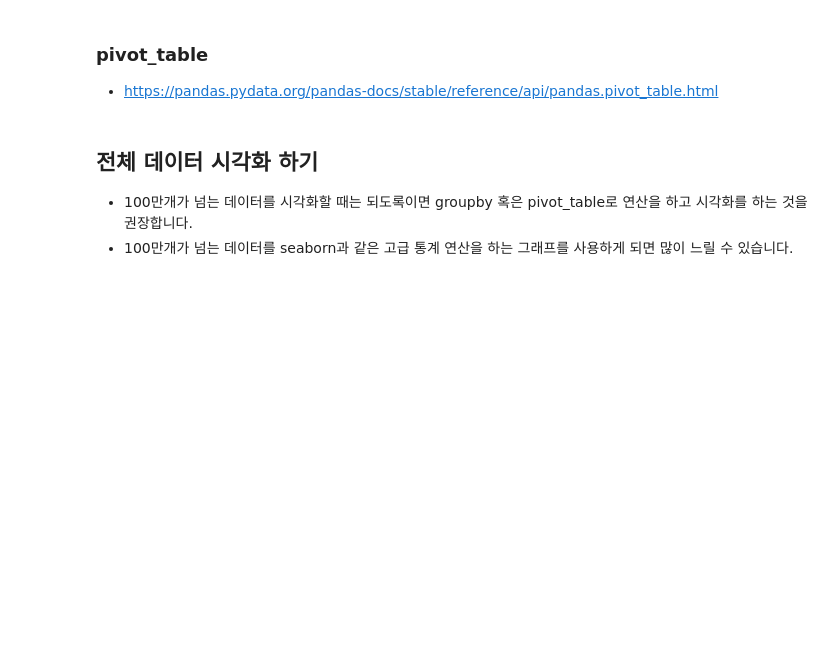
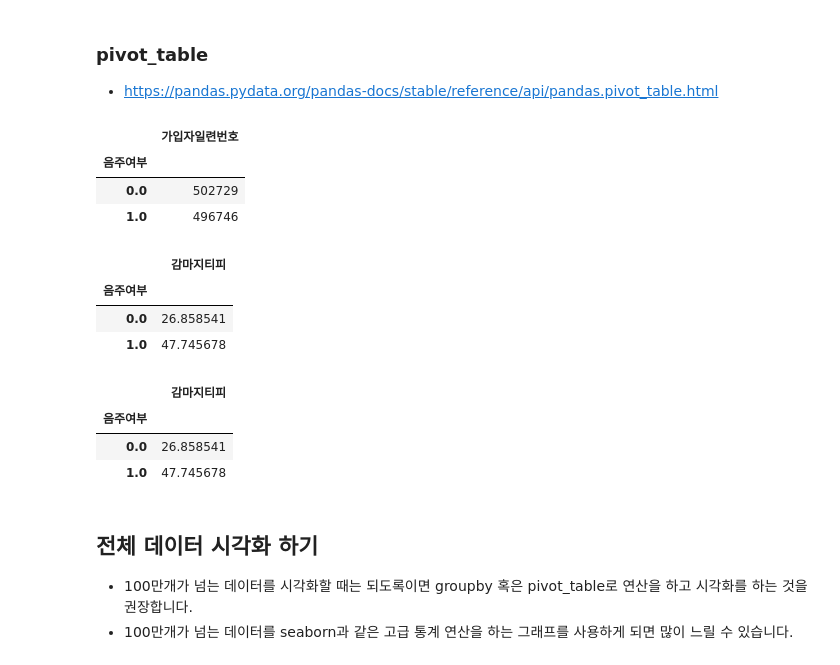
Before and after one commit to corazzon/boostcourse-ds-510, a Jupyter notebook: health_analysis-input.ipynb, the cells around one changed output. Saved outputs shown, nothing was run; the diff lists cells and outputs as text; code cells hidden in the pictures; blank space fills up the shorter version.

```diff
--- a/health_analysis-input.ipynb
+++ b/health_analysis-input.ipynb
@@ -329,11 +336,29 @@ df.groupby(["성별코드", "음주여부"])["감마지티피"].aggregate(["coun
 * https://pandas.pydata.org/pandas-docs/stable/reference/api/pandas.pivot_table.html
 # %%
 # 음주여부에 따른 그룹화된 수를 피봇테이블로 구합니다.
-df.pivot_table("음주여부", )
+df.pivot_table(values="가입자일련번호", index="음주여부", aggfunc="count")
+# %% [output]
+|  | 가입자일련번호 |
+| 음주여부 |  |
+| 0.0 | 502729 |
+| 1.0 | 496746 |
 # %%
 # 음주여부에 따른 감마지티피의 평균을 구합니다.
+df.pivot_table("감마지티피", "음주여부")
+# %% [output]
+|  | 감마지티피 |
+| 음주여부 |  |
+| 0.0 | 26.858541 |
+| 1.0 | 47.745678 |
 # %%
 # 기본값은 평균을 구하지만 aggfunc을 통해 지정해 줄 수도 있습니다.
+
+df.pivot_table("감마지티피", "음주여부", aggfunc="mean")
+# %% [output]
+|  | 감마지티피 |
+| 음주여부 |  |
+| 0.0 | 26.858541 |
+| 1.0 | 47.745678 |
 # %%
 # aggfunc에 여러 값을 한번에 지정할 수도 있습니다.
 # %%
```
Also changed, not shown: parts of 6 cells of this notebook, 1 other file.
